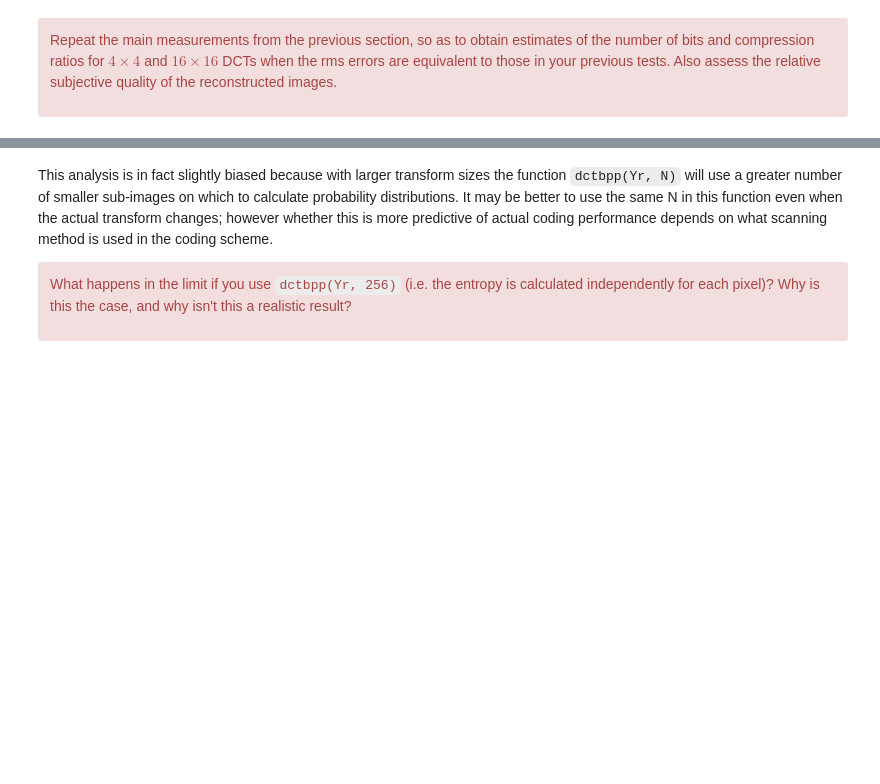
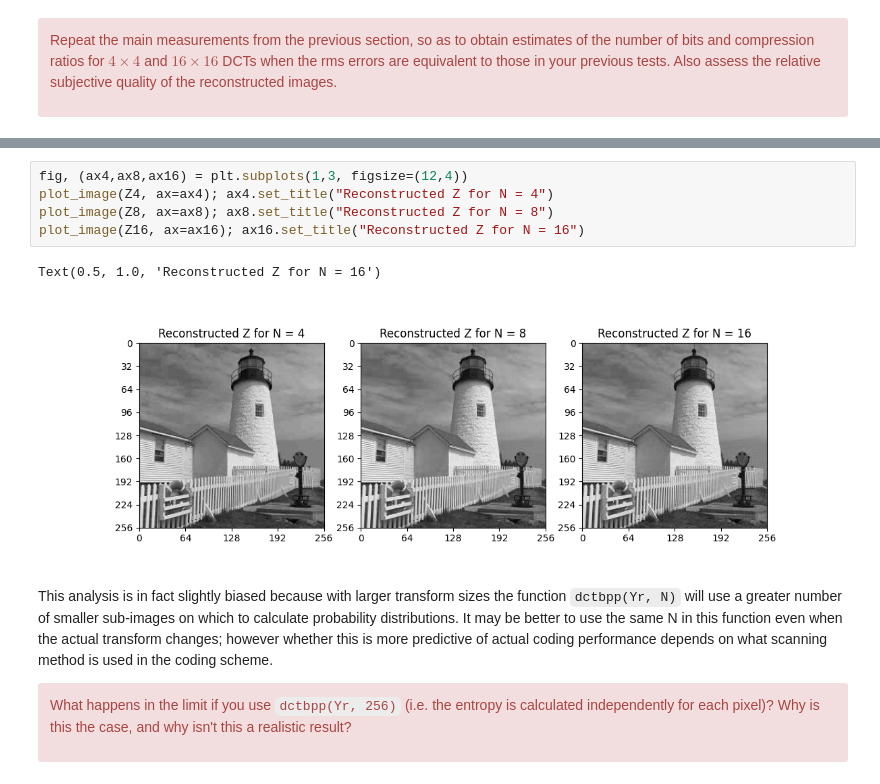
Before and after one commit to LucyYuanZihan/Lucy_cued_sf2_lab, a Jupyter notebook: 7-the-discrete-cosine-transform.ipynb, the cells around one changed output, grey strips where cells are left out. Cells and saved outputs as stored; diff of their text form; blank space fills up the shorter version.

```diff
--- a/7-the-discrete-cosine-transform.ipynb
+++ b/7-the-discrete-cosine-transform.ipynb
@@ -601,3 +622,11 @@ Text(0.5, 1.0, 'Original X')
+# %%
+fig, (ax4,ax8,ax16) = plt.subplots(1,3, figsize=(12,4))
+plot_image(Z4, ax=ax4); ax4.set_title("Reconstructed Z for N = 4")
+plot_image(Z8, ax=ax8); ax8.set_title("Reconstructed Z for N = 8")
+plot_image(Z16, ax=ax16); ax16.set_title("Reconstructed Z for N = 16")
+# %% [output]
+Text(0.5, 1.0, 'Reconstructed Z for N = 16')
+[figure, added]
 # %% [markdown]
 
 This analysis is in fact slightly biased because with larger transform sizes the function `dctbpp(Yr, N)` will use a greater number of smaller sub-images on which to calculate probability distributions. It may be better to use the same N in this function even when the actual transform changes; however whether this is more predictive of actual coding performance depends on what scanning method is used in the coding scheme.
```
Also changed, not shown: parts of 7 cells of this notebook, 1 other file.
